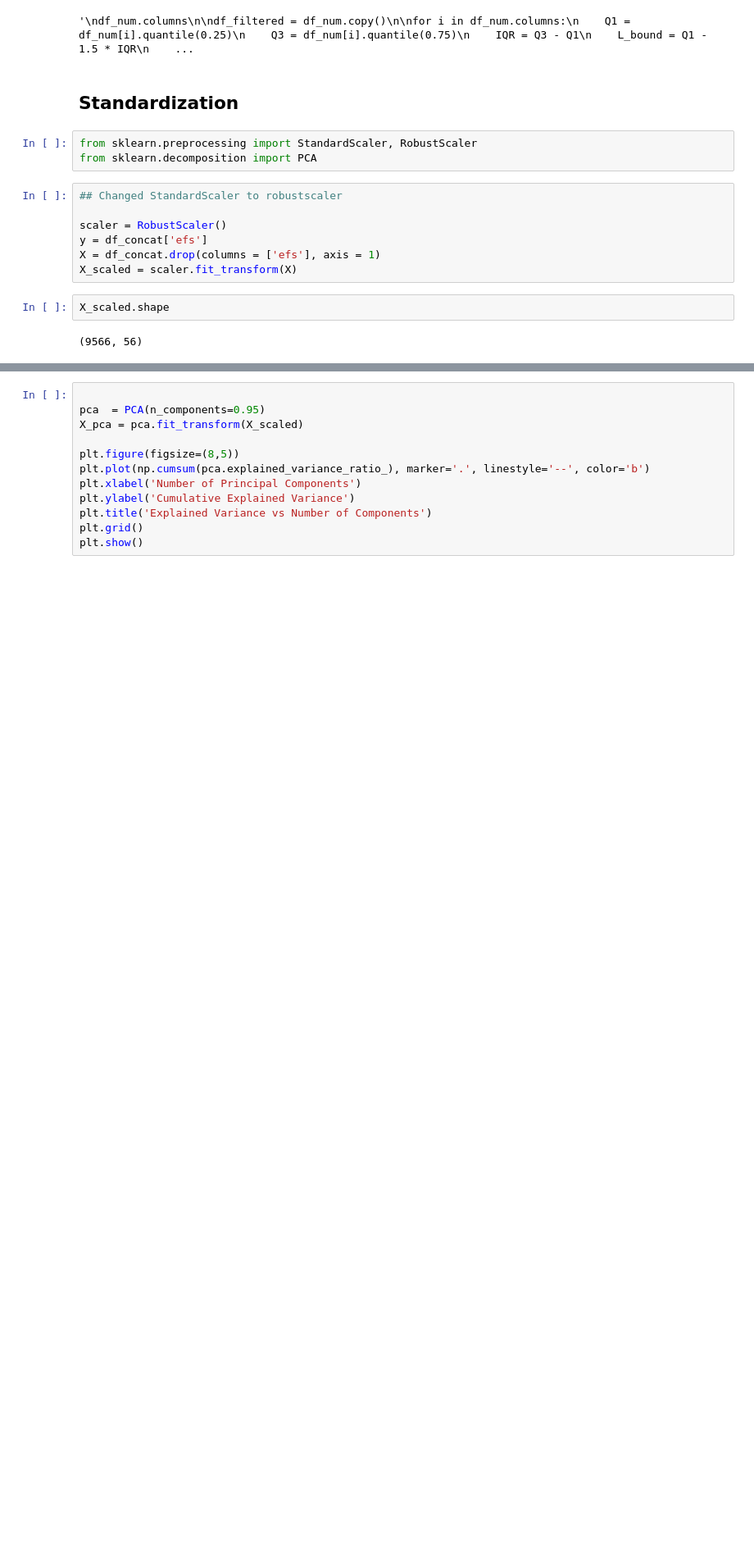
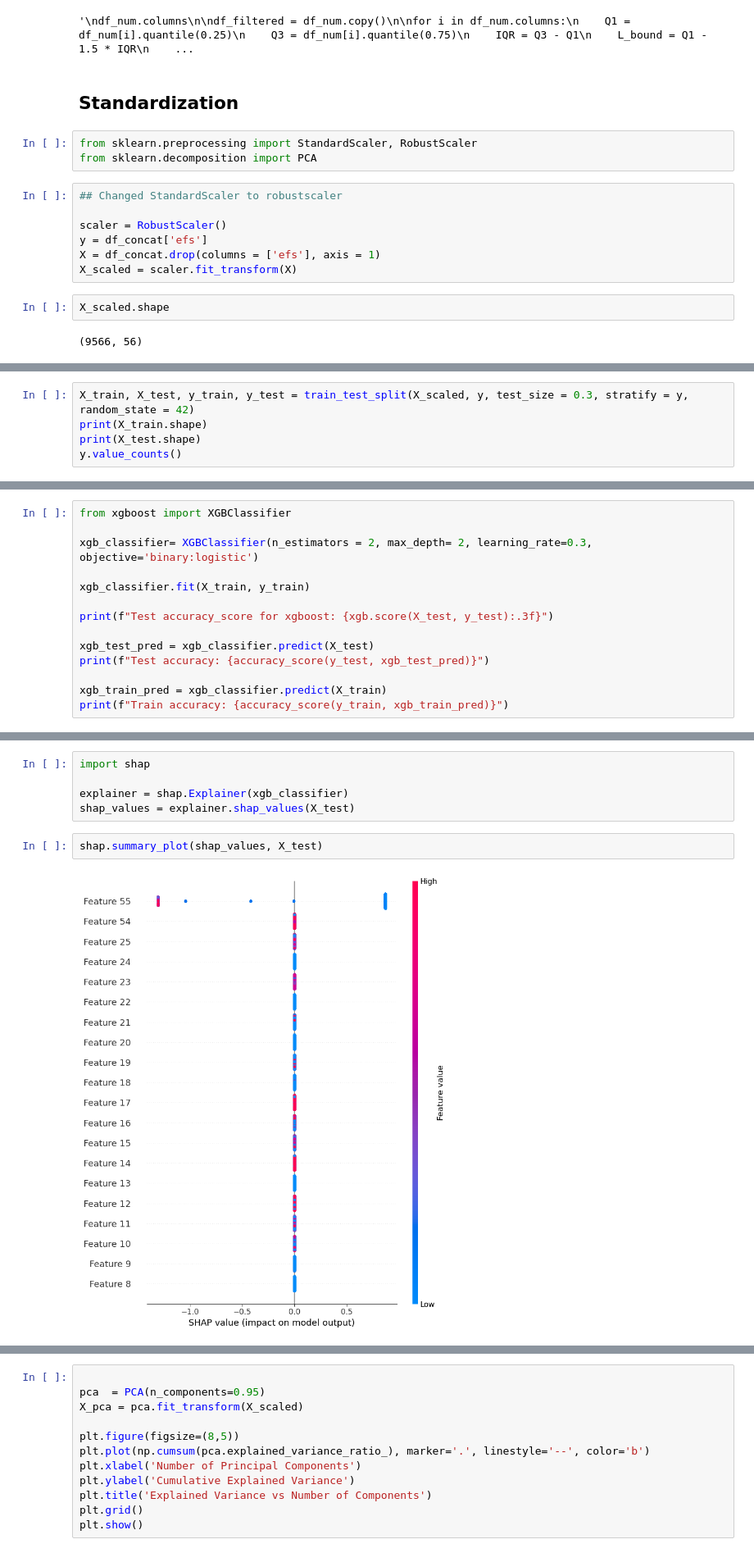
Before and after one commit to Sajan-12325/HSCT-Survival-Prediction, a Jupyter notebook: HCT.ipynb, the cells around one changed output, grey strips where cells are left out. Shown at 82% size. Cells and saved outputs as stored; diff of their text form; blank space fills up the shorter version.

Commit message:
Updated the code, added XGBOOSTING

```diff
--- a/HCT.ipynb
+++ b/HCT.ipynb
@@ -655,0 +661,5 @@ X_scaled.shape
+# %%
+X_train, X_test, y_train, y_test = train_test_split(X_scaled, y, test_size = 0.3, stratify = y, random_state = 42)
+print(X_train.shape)
+print(X_test.shape)
+y.value_counts()
@@ -655,0 +673,14 @@ X_scaled.shape
+# %%
+from xgboost import XGBClassifier
+
+xgb_classifier= XGBClassifier(n_estimators = 2, max_depth= 2, learning_rate=0.3, objective='binary:logistic')
+
+xgb_classifier.fit(X_train, y_train)
+
+print(f"Test accuracy_score for xgboost: {xgb.score(X_test, y_test):.3f}")
+
+xgb_test_pred = xgb_classifier.predict(X_test)
+print(f"Test accuracy: {accuracy_score(y_test, xgb_test_pred)}")
+
+xgb_train_pred = xgb_classifier.predict(X_train)
+print(f"Train accuracy: {accuracy_score(y_train, xgb_train_pred)}")
@@ -655,0 +702,9 @@ X_scaled.shape
+# %%
+import shap
+
+explainer = shap.Explainer(xgb_classifier)
+shap_values = explainer.shap_values(X_test)
+# %%
+shap.summary_plot(shap_values, X_test)
+# %% [output]
+[figure, added]
```
Also changed, not shown: parts of 15 cells of this notebook.
